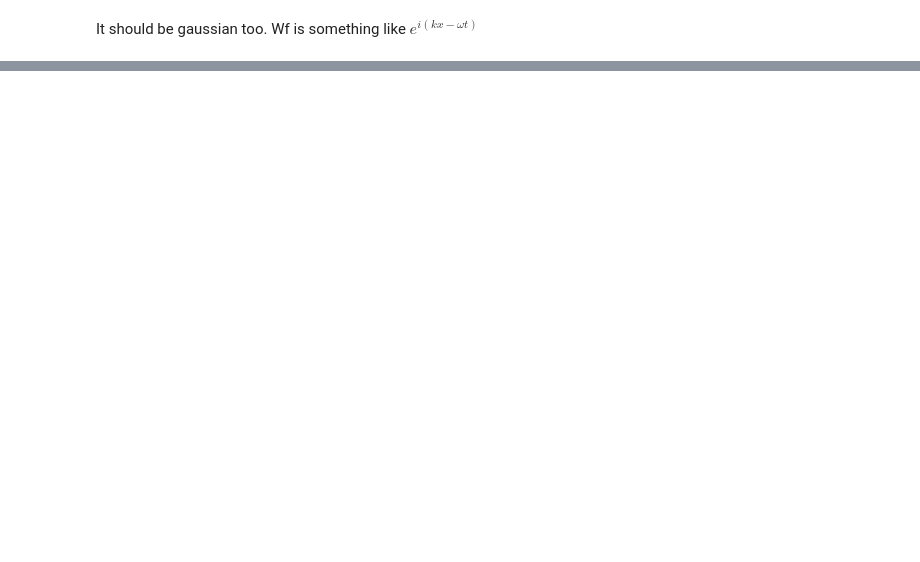
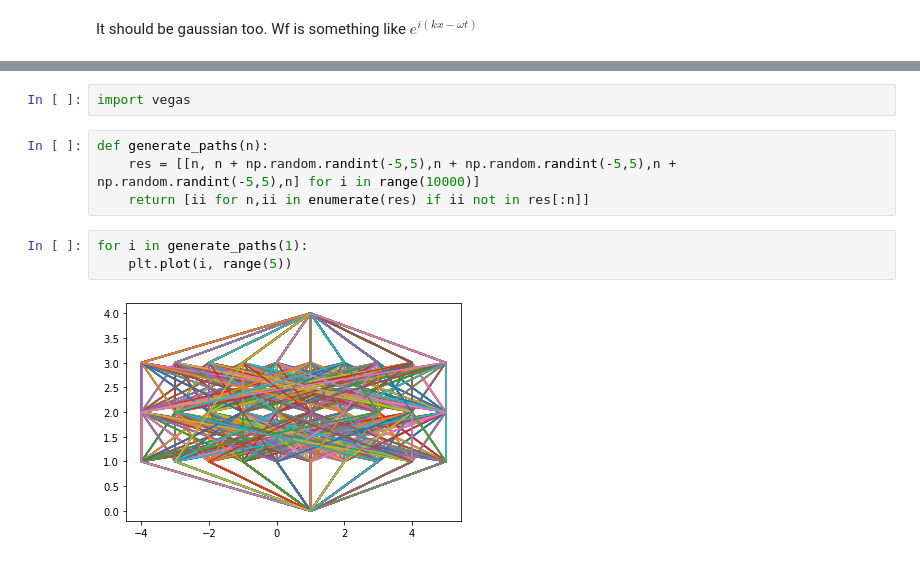
Before and after one commit to theheavygluon/FeynmanPathIntegral, a Jupyter notebook: Milestone 1.ipynb, the cells around one changed output, grey strips where cells are left out. Cells and saved outputs as stored; diff of their text form; blank space fills up the shorter version.

```diff
--- a/Milestone 1.ipynb
+++ b/Milestone 1.ipynb
@@ -276,0 +387,11 @@ It should be gaussian too. Wf is something like $e^{i(kx - \omega t)}$
+# %%
+import vegas
+# %%
+def generate_paths(n):
+    res = [[n, n + np.random.randint(-5,5),n + np.random.randint(-5,5),n + np.random.randint(-5,5),n] for i in range(10000)]
+    return [ii for n,ii in enumerate(res) if ii not in res[:n]]
+# %%
+for i in generate_paths(1):
+    plt.plot(i, range(5))
+# %% [output]
+[figure, added]
```
Also changed, not shown: parts of 19 cells of this notebook.
